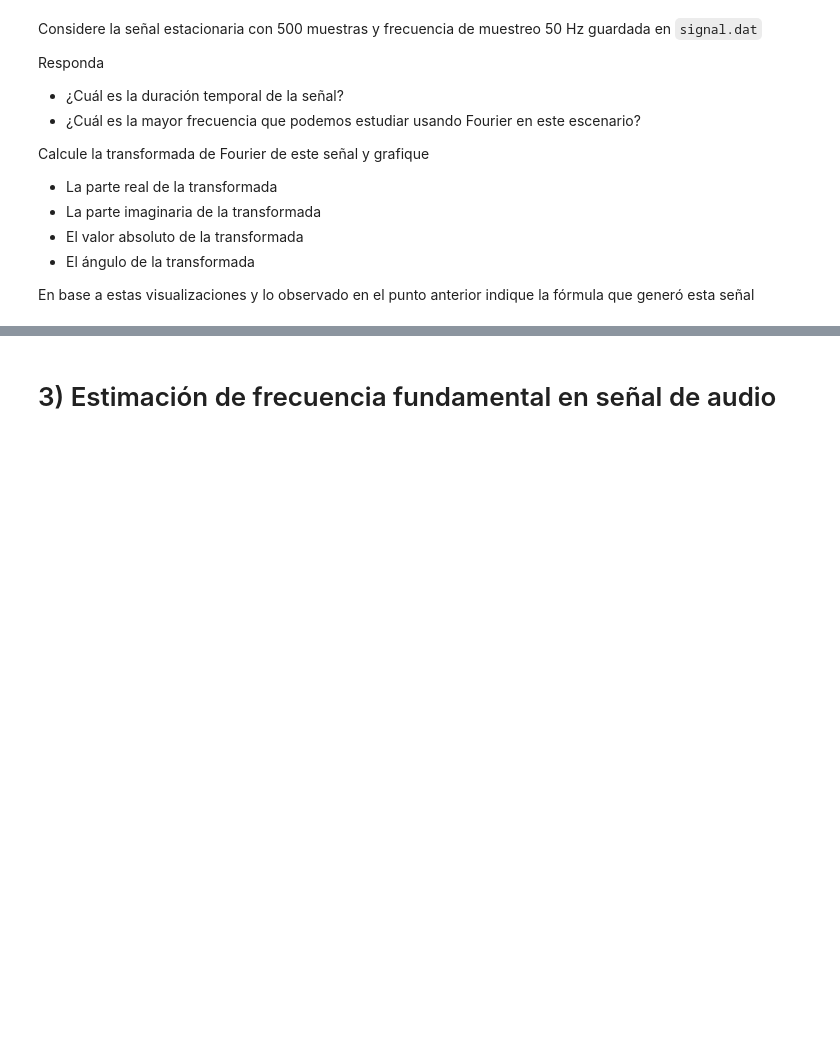
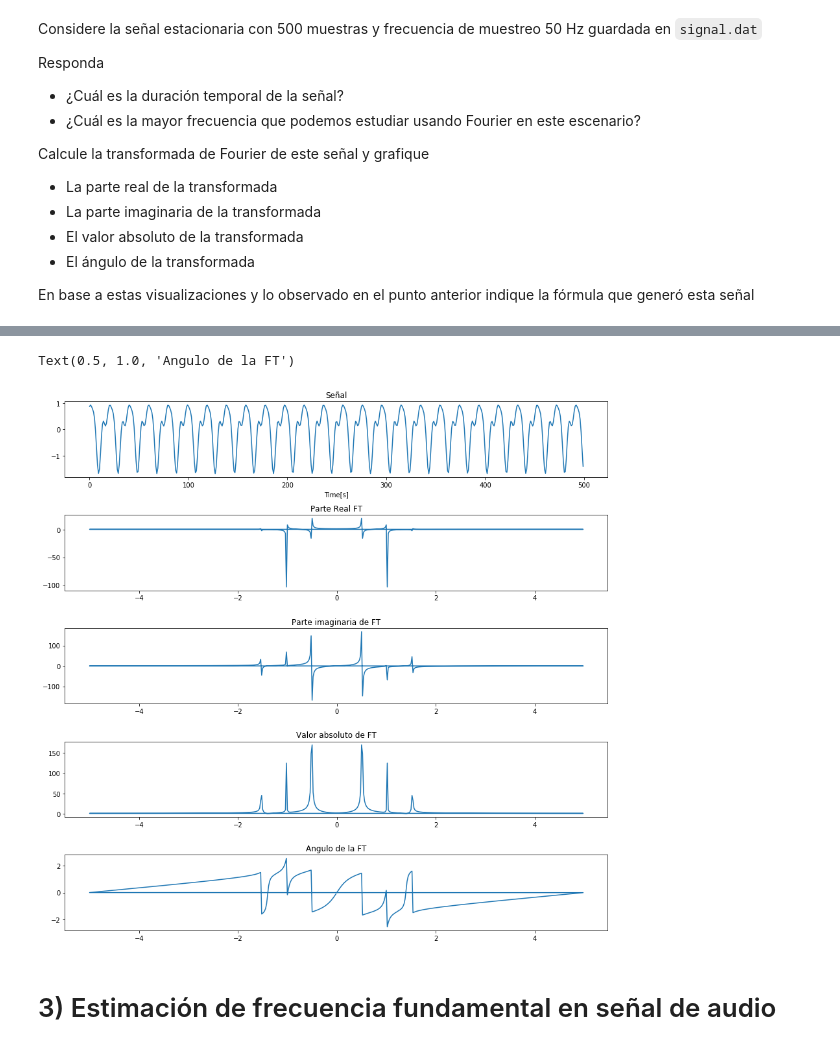
Before and after one commit to enzomarin/actividad1SisLin, a Jupyter notebook: info183_actividad_1.ipynb, the cells around one changed output, grey strips where cells are left out. Drawn from its saved outputs; the diff is of its cells as text; code cells hidden in the pictures; blank space fills up the shorter version.

```diff
--- a/info183_actividad_1.ipynb
+++ b/info183_actividad_1.ipynb
@@ -64,3 +170,41 @@ plt.plot(x);
+# %%
+N=500
+fs= 50.0
+x = np.loadtxt('signal.dat')
+t = np.arange(0.0, 10.0, step= 0.01)
+señal=x
+
+_, axes = plt.subplots(5,1)
+plt.subplots_adjust(hspace= 0.5)
+axes[0].figure.set_size_inches(15,15)
+axes[0].plot(x)
+axes[0].set_title("Señal")
+axes[0].set_xlabel('Time[s]')
+
+
+value = np.real(fftpack.fft(x));
+#print(value);
+freq = fftpack.fftfreq(n=len(t));
+#print(freq);
+#axes[1].plot(fftpack.fftfreq(n=len(t)), fftpack.fft(x));
+##axes[1].plot(fftpack.fftfreq(n=len(t)), np.real(fftpack.fft(x)), linewidth=2.5);
+
+fourier = fftpack.fft(señal)
+n = señal.size
+timestep = 0.1
+freq = np.fft.fftfreq(n, d=timestep)
+
+axes[1].plot(freq,np.real(fourier))
+axes[1].set_title("Parte Real FT")
+axes[2].plot(freq, np.imag(fourier))
+axes[2].set_title("Parte imaginaria de FT")
+axes[3].plot(freq, np.abs(fourier))
+axes[3].set_title("Valor absoluto de FT")
+axes[4].plot(freq, np.angle(fourier))
+axes[4].set_title("Angulo de la FT")
+# %% [output]
+Text(0.5, 1.0, 'Angulo de la FT')
+[figure, added]
 # %% [markdown]
 # 3) Estimación de frecuencia fundamental en señal de audio
 # %% [markdown]
```
Also changed, not shown: parts of 7 cells of this notebook, 1 other file.
